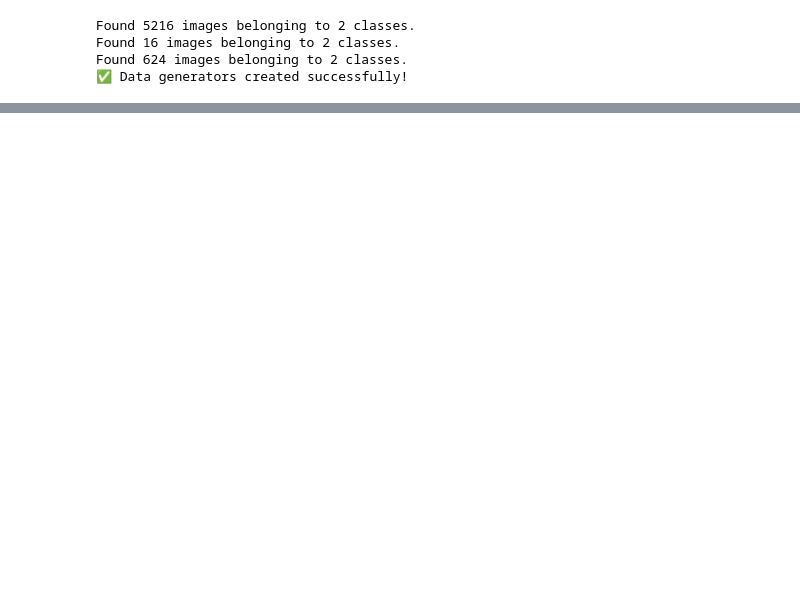
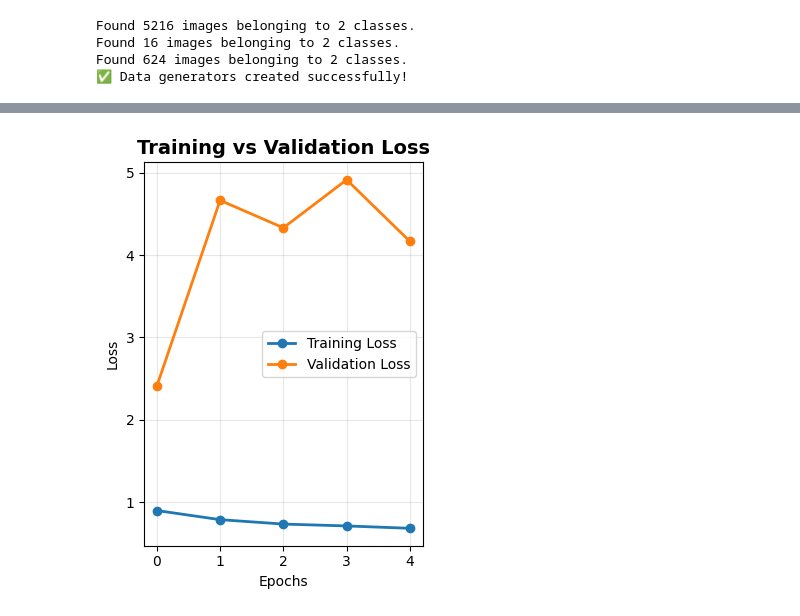
Before and after one commit to MovinduSenura/Chest-Xray-Pneumonia-Detection, a Jupyter notebook: notebooks/CustomCNN.ipynb, the cells around one changed output, grey strips where cells are left out. Cells and saved outputs as stored; diff of their text form; code cells hidden in the pictures; blank space fills up the shorter version.

```diff
--- a/notebooks/CustomCNN.ipynb
+++ b/notebooks/CustomCNN.ipynb
@@ -125,0 +248,17 @@ print(f"✅ Test Loss: {test_loss:.3f}")
+# %%
+# PLOT TRAINING VS VALIDATION LOSS
+
+plt.subplot(1, 2, 2)
+plt.plot(history.history['loss'], label='Training Loss', marker='o', linewidth=2)
+plt.plot(history.history['val_loss'], label='Validation Loss', marker='o', linewidth=2)
+plt.title('Training vs Validation Loss', fontsize=14, fontweight='bold')
+plt.xlabel('Epochs')
+plt.ylabel('Loss')
+plt.legend()
+plt.grid(True, alpha=0.3)
+
+plt.tight_layout()
+plt.savefig('/content/drive/MyDrive/DL_Assignment/training_history.png', dpi=300, bbox_inches='tight')
+plt.show()
+# %% [output]
+[figure, added]
```
Also changed, not shown: parts of 16 cells of this notebook.
